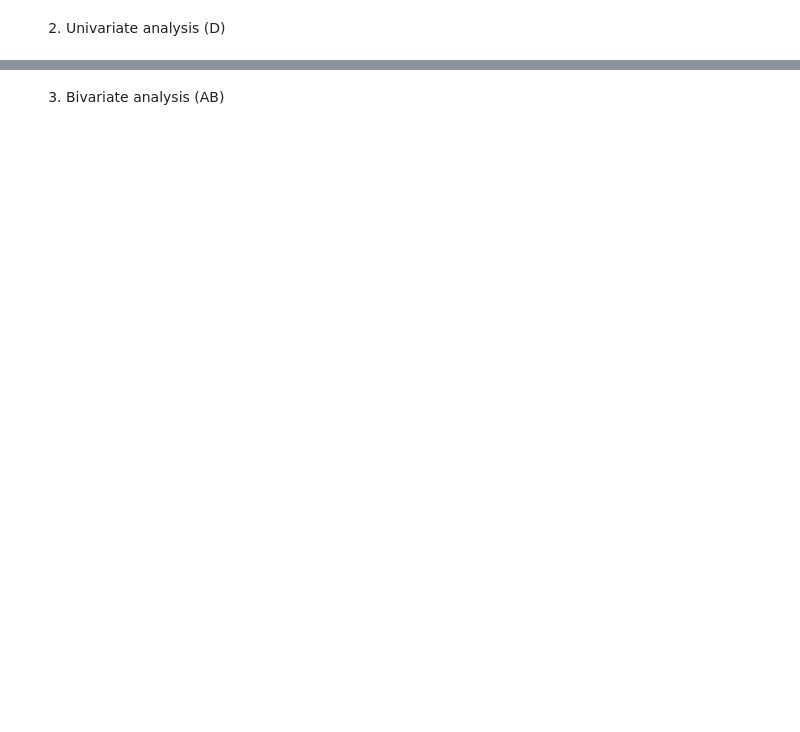
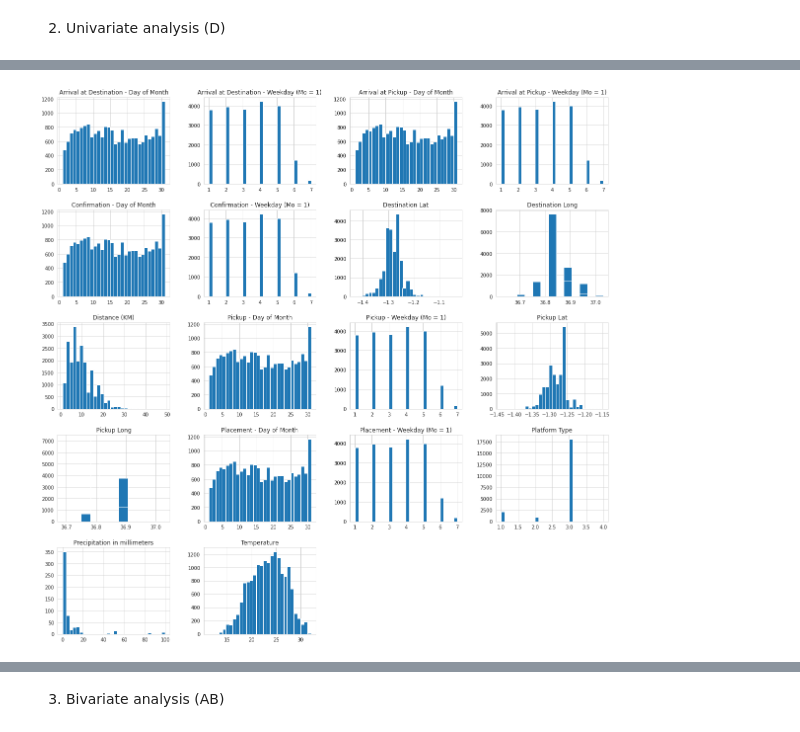
Before and after one commit to Dominic-byte/Team-13-Regression-Predict, a Jupyter notebook: Sendy_regressor.ipynb, the cells around one changed output, grey strips where cells are left out. Drawn from its saved outputs; the diff is of its cells as text; code cells hidden in the pictures; blank space fills up the shorter version.

```diff
--- a/Sendy_regressor.ipynb
+++ b/Sendy_regressor.ipynb
@@ -227,5 +227,5 @@ def data_preprocessing(df, to_float=None, to_int=None, out_size=16, in_size=64):
   return cdf
 # %%
-%%capture [[--no-display]]
+%%capture [bytes saved]
 # Store transformations in EDA DataFrame
-eda_df, eda_test, eda_riders = data_preprocessing(train_df), data_preprocessing(test_df), data_preprocessing(riders_df)
+eda_df, test_clean, riders_clean = data_preprocessing(train_df, na_thresh = 0, strategy = 'mean'), data_preprocessing(test_df, na_thresh = 0, strategy = 'mean'), data_preprocessing(riders_df, na_thresh = 0, strategy = 'mean')
@@ -236,7 +238,12 @@ a. Exploratory data analysis
 # %% [markdown]
 1. Target - Time from Pickup to Arrival
 # %%
+# Setting variable for Target
+columns = train_df.columns
+target = columns[-1]
+
 # Confirming the caluclation of the Target
+
 Target = pd.to_datetime(train_df['Arrival at Destination - Time']) - pd.to_datetime(train_df['Pickup - Time'])
 list(Target.dt.seconds[:]) == list(train_df[target][:])
 # %% [output]
@@ -275,3 +287,4 @@ sns.boxplot(x=target,data=eda_df)
 # %%
 #Analysing the features based on one variable type
-col_numerical = [col for col in eda_df.columns if eda_df[col].dtype != 'object']
+col_numerical = [col for col in eda_df.columns if eda_df[col].dtypes != 'object' and col !='Time from Pickup to Arrival']
+eda_df[col_numerical].describe()
@@ -277,0 +301,22 @@ col_numerical = [col for col in eda_df.columns if eda_df[col].dtype != 'object']
+# %%
+#Plot histogram of numerical values
+def histogram_plot(df,numerical_cols,bins):
+  """Function creates histogram of all numerical columns
+  Parameters
+  ----------
+  df: DataFrame
+          DataFrame to preprocess.
+  numerical_cols: list
+          list of numerical columns
+  bins: string
+          number of bins you want histogram to create
+  Returns
+  -------
+  {Plot}: Returns plot of column histograms for analysis
+
+  """
+  df[col_numerical].hist(bins = bins, figsize  = (20,20))
+  return plt.show()
+histogram_plot(eda_df,col_numerical,30)
+# %% [output]
+[figure, added]
```
Also changed, not shown: parts of 14 cells of this notebook.
